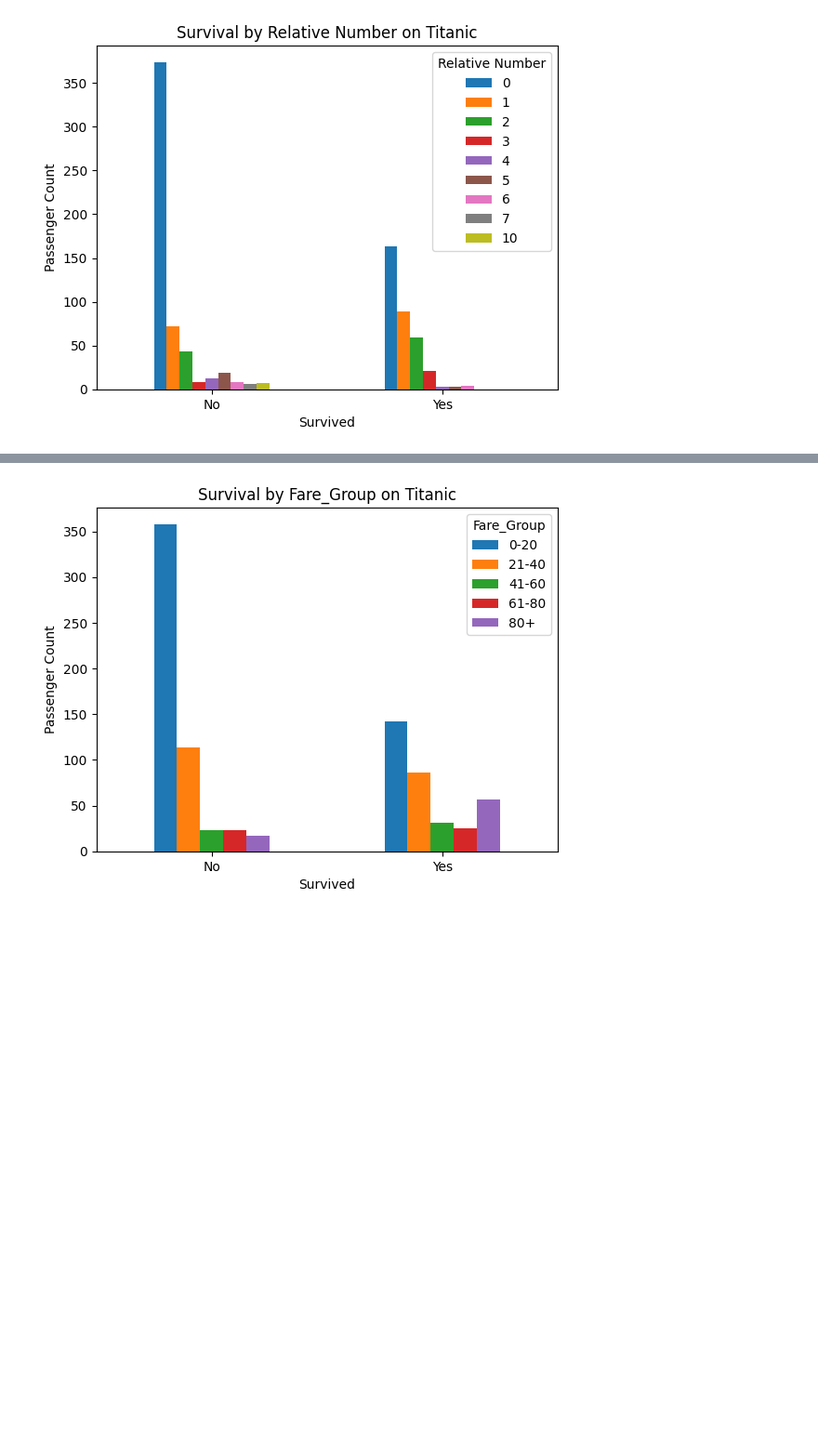
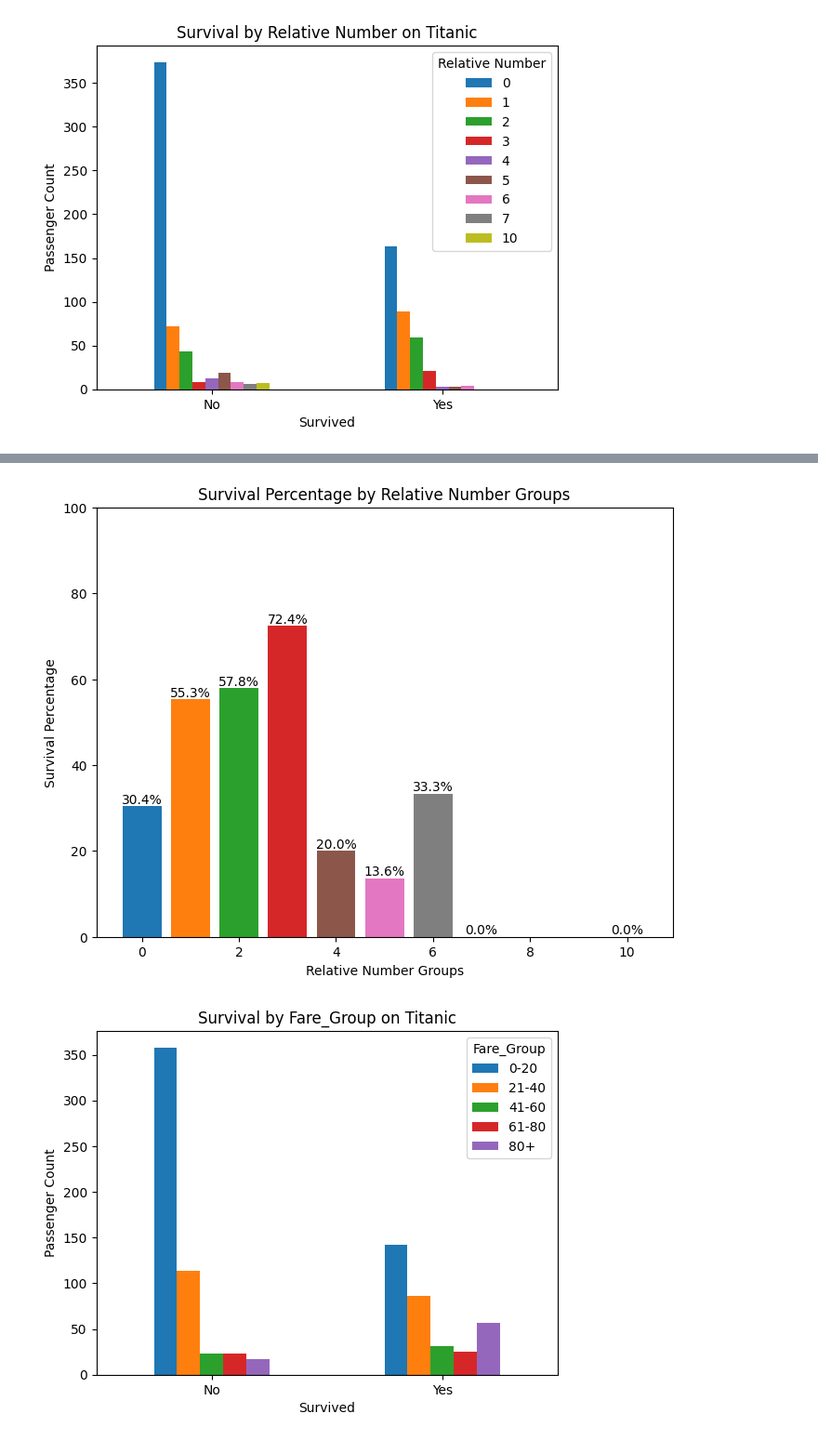
Before and after one commit to ipektufekcioglu/Titanic_Survival_Classification, a Jupyter notebook: kaggle_competition_titanic.ipynb, the cells around one changed output, grey strips where cells are left out. Shown at 93% size. Cells and saved outputs as stored; diff of their text form; code cells hidden in the pictures; blank space fills up the shorter version.

```diff
--- a/kaggle_competition_titanic.ipynb
+++ b/kaggle_competition_titanic.ipynb
@@ -250,3 +265,7 @@ survival_by(x_train_copy, "Relative Number")
+# %%
+survival_by_rate(x_train_copy, "Relative Number")
+# %% [output]
+[figure, added]
 # %%
 fare_bins = [0,20,40,60,80, float("inf")]
 bin_labels = ['0-20', '21-40', '41-60', '61-80', '80+']
```
Also changed, not shown: parts of 102 cells of this notebook.
